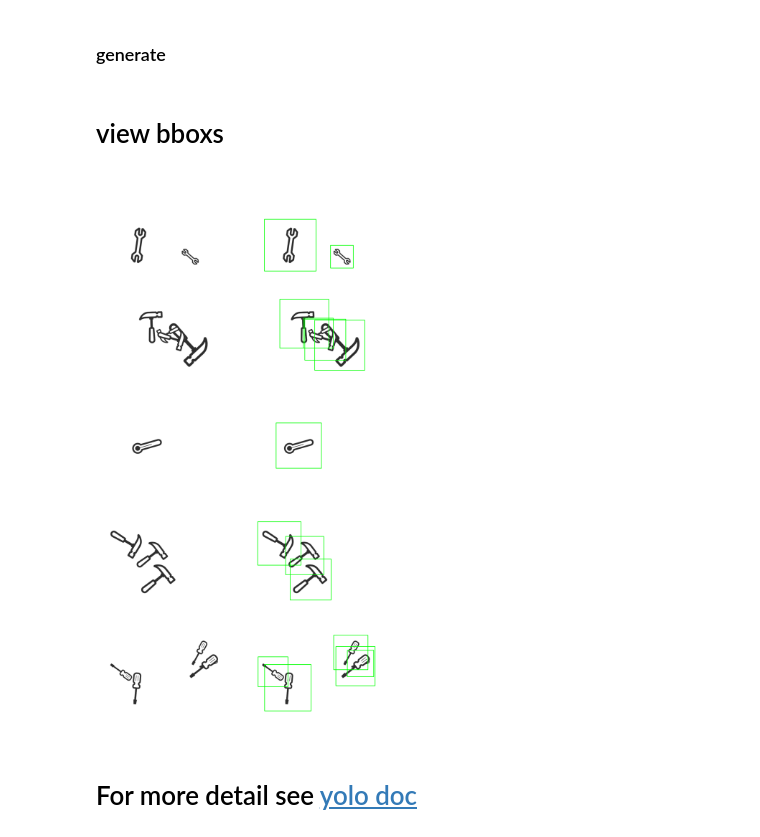
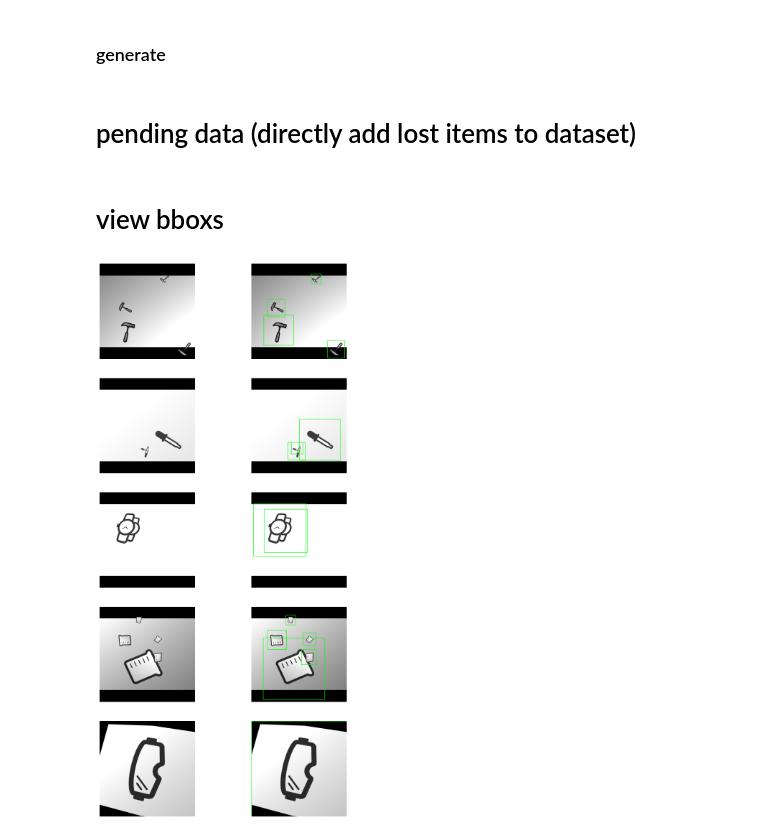
Before and after one commit to MeowOhMeow/CHIPI-CHIPI-CHAPA-CHAPA-DUBI-DUBI-DABA-DABA, a Jupyter notebook: YOLO/yolo.ipynb, the cells around one changed output. Drawn from its saved outputs; the diff is of its cells as text; code cells hidden in the pictures.

```diff
--- a/YOLO/yolo.ipynb
+++ b/YOLO/yolo.ipynb
@@ -70,6 +70,4 @@ for root, dirs, files in os.walk(dataset):
     indent = ' ' * 4 * (level)
     print(f'{indent}{os.path.basename(root)}/')
     subindent = ' ' * 4 * (level + 1)
-    for f in files:
-        print(f'{subindent}{f}')
 # %% [output]
@@ -131,0 +208,10 @@ item names: ['beaker', 'goggle', 'hammer', 'kapton_tape', 'pipette', 'screwdrive
+# %%
+# tilted and dimmed images
+plt.subplots(2, 5, figsize=(20, 10))
+for i, image in enumerate(images[:10]):
+    img = Image.open(os.path.join(item_image_dir, image))
+    img = adjust_perpective(img, item_width, item_height)
+    img = adjust_brightness(np.array(img), np.random.uniform(-0.2, 0.2))
+    plt.subplot(2, 5, i+1)
+    plt.imshow(img)
+    plt.axis('off')
@@ -240,19 +334,0 @@ generate_images(
-# %%
-from PIL import Image
-
-train_image_dir = os.path.join(dataset, "train", "images")
-val_image_dir = os.path.join(dataset, "val", "images")
-
-for root, dirs, files in os.walk(train_image_dir):
-    for f in files:
-        img = Image.open(os.path.join(root, f))
-        scale = random.uniform(0.5, 1.0)
-        img = img.resize((int(width * scale), int(height * scale)))
-        img.save(os.path.join(root, f))
-
-for root, dirs, files in os.walk(val_image_dir):
-    for f in files:
-        img = Image.open(os.path.join(root, f))
-        scale = random.uniform(0.5, 1.0)
-        img = img.resize((int(width * scale), int(height * scale)))
-        img.save(os.path.join(root, f))
@@ -258,0 +355,2 @@ for root, dirs, files in os.walk(val_image_dir):
+# %% [markdown]
+# pending data (directly add lost items to dataset)
@@ -261,37 +400,37 @@ for root, dirs, files in os.walk(val_image_dir):
 # %%
 import os
 import cv2
 import matplotlib.pyplot as plt
 
 
-def draw_bbox(image, bboxs, width=640, height=480):
+def draw_bbox(image, bboxs, width, height):
     for bbox in bboxs:
         x_center, y_center, bbox_width, bbox_height = bbox
         x1 = int((x_center - bbox_width / 2) * width)
         y1 = int((y_center - bbox_height / 2) * height)
         x2 = int((x_center + bbox_width / 2) * width)
         y2 = int((y_center + bbox_height / 2) * height)
         cv2.rectangle(image, (x1, y1), (x2, y2), (0, 255, 0), 2)
     return image
 
 data_dir = "datasets/train"
-images = sorted(os.listdir(os.path.join(data_dir, "images")))
-labels = sorted(os.listdir(os.path.join(data_dir, "labels")))
+images_ = sorted(os.listdir(os.path.join(data_dir, "images")))
+labels_ = sorted(os.listdir(os.path.join(data_dir, "labels")))
 plt.subplots(5, 2, figsize=(10, 20))
 for i in range(5):
-    image = cv2.imread(os.path.join(data_dir, "images", images[i]))
+    image = cv2.imread(os.path.join(data_dir, "images", images_[i]))
     plt.subplot(5, 2, 2 * i + 1)
     plt.imshow(cv2.cvtColor(image, cv2.COLOR_BGR2RGB))
     plt.axis("off")
-    with open(os.path.join(data_dir, "labels", labels[i])) as f:
+    with open(os.path.join(data_dir, "labels", labels_[i])) as f:
         bboxs = [list(map(float, line.strip().split()[1:])) for line in f]
-    image_with_bbox = draw_bbox(image, bboxs)
+    image_with_bbox = draw_bbox(image, bboxs, width, height)
     plt.subplot(5, 2, 2 * i + 2)
     plt.imshow(cv2.cvtColor(image_with_bbox, cv2.COLOR_BGR2RGB))
     plt.axis("off")
+
+# raise Exception("stop here")
 # %% [output]
-[figure, old version]
+[figure, new version]
-# %% [markdown]
-# For more detail see [yolo doc](https://docs.ultralytics.com/quickstart/#install-ultralytics)
 # %%
 from ultralytics import YOLO
```
Also changed, not shown: parts of 13 cells of this notebook.
